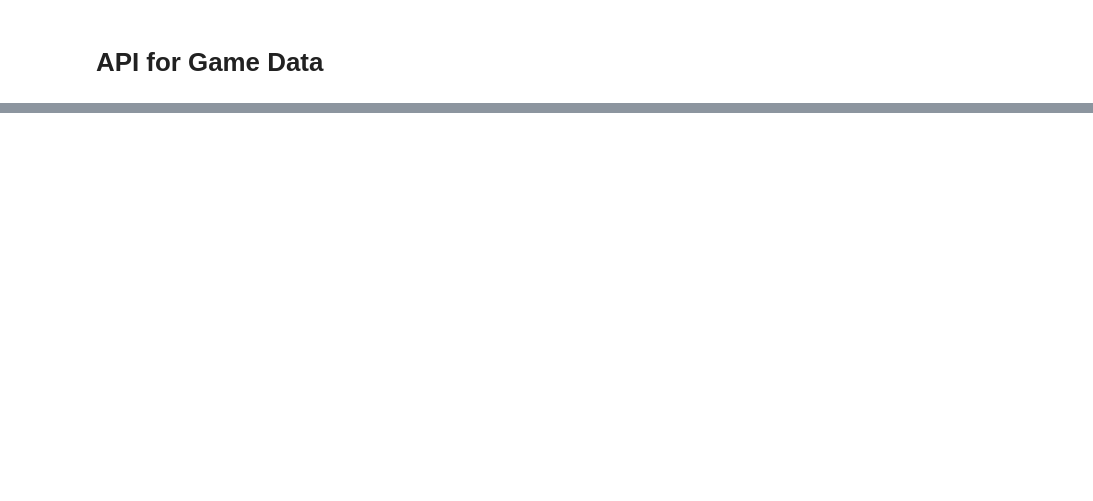
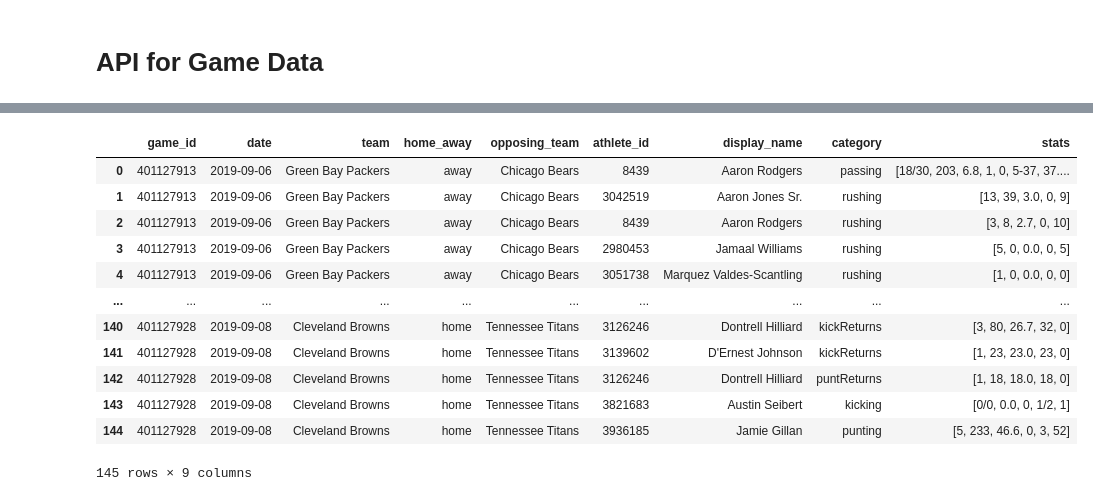
Before and after one commit to Lcocks/SportsBetting_NN, a Jupyter notebook: apicodes.ipynb, the cells around one changed output, grey strips where cells are left out. Saved outputs shown, nothing was run; the diff lists cells and outputs as text; code cells hidden in the pictures; blank space fills up the shorter version.

Commit message:
Finalized API functions

```diff
--- a/apicodes.ipynb
+++ b/apicodes.ipynb
@@ -207,4 +86,0 @@ def get_team_roster(team_id: int) -> pd.DataFrame:
-# %%
-df = get_team_roster(20, 2024)
-df.head()
-len(df)
@@ -299,2 +86,0 @@ team_ids = [
-# %%
-df = get_team_roster(20, 2024)
@@ -377,0 +471,45 @@ len(plays)
+# %%
+import pandas as pd
+
+def get_season_player_stats(game_ids):
+
+    all_dfs = []
+
+    for gid in game_ids:
+        try:
+            df = get_game_player_stats(gid)  # your function from before
+
+            if df is None or not isinstance(df, pd.DataFrame) or df.empty:
+                print(f"[warn] No data for game {gid}, skipping.")
+                continue
+
+            all_dfs.append(df)
+
+        except Exception as e:
+            # don't append error info into the list of frames
+            print(f"[error] Failed to fetch/parse game {gid}: {e}")
+            continue
+
+    if not all_dfs:
+        # nothing worked, return empty DataFrame
+        return pd.DataFrame()
+
+    # now we are **sure** everything in all_dfs is a DataFrame
+    return pd.concat(all_dfs, ignore_index=True)
+# %%
+season_stats_2019 = get_season_player_stats([401127913, 401127928])
+season_stats_2019
+# %% [output]
+|  | game_id | date | team | home_away | opposing_team | athlete_id | display_name | category | stats |
+| 0 | 401127913 | 2019-09-06 | Green Bay Packers | away | Chicago Bears | 8439 | Aaron Rodgers | passing | [18/30, 203, 6.8, 1, 0, 5-37, 37.... |
+| 1 | 401127913 | 2019-09-06 | Green Bay Packers | away | Chicago Bears | 3042519 | Aaron Jones Sr. | rushing | [13, 39, 3.0, 0, 9] |
+| 2 | 401127913 | 2019-09-06 | Green Bay Packers | away | Chicago Bears | 8439 | Aaron Rodgers | rushing | [3, 8, 2.7, 0, 10] |
+| 3 | 401127913 | 2019-09-06 | Green Bay Packers | away | Chicago Bears | 2980453 | Jamaal Williams | rushing | [5, 0, 0.0, 0, 5] |
+| 4 | 401127913 | 2019-09-06 | Green Bay Packers | away | Chicago Bears | 3051738 | Marquez Valdes-Scantling | rushing | [1, 0, 0.0, 0, 0] |
+| ... | ... | ... | ... | ... | ... | ... | ... | ... | ... |
+| 140 | 401127928 | 2019-09-08 | Cleveland Browns | home | Tennessee Titans | 3126246 | Dontrell Hilliard | kickReturns | [3, 80, 26.7, 32, 0] |
+| 141 | 401127928 | 2019-09-08 | Cleveland Browns | home | Tennessee Titans | 3139602 | D'Ernest Johnson | kickReturns | [1, 23, 23.0, 23, 0] |
+| 142 | 401127928 | 2019-09-08 | Cleveland Browns | home | Tennessee Titans | 3126246 | Dontrell Hilliard | puntReturns | [1, 18, 18.0, 18, 0] |
+| 143 | 401127928 | 2019-09-08 | Cleveland Browns | home | Tennessee Titans | 3821683 | Austin Seibert | kicking | [0/0, 0.0, 0, 1/2, 1] |
+| 144 | 401127928 | 2019-09-08 | Cleveland Browns | home | Tennessee Titans | 3936185 | Jamie Gillan | punting | [5, 233, 46.6, 0, 3, 52] |
+145 rows × 9 columns
```
Also changed, not shown: parts of 36 cells of this notebook, 2 other files.
